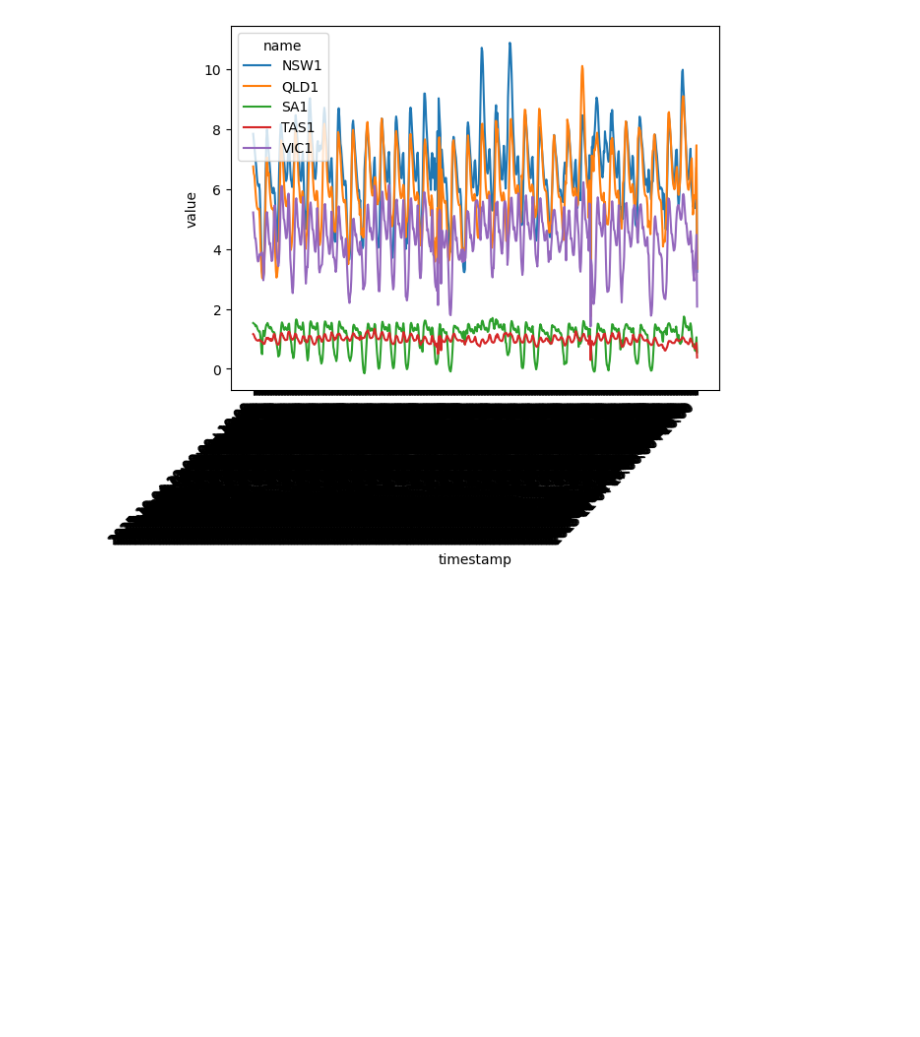
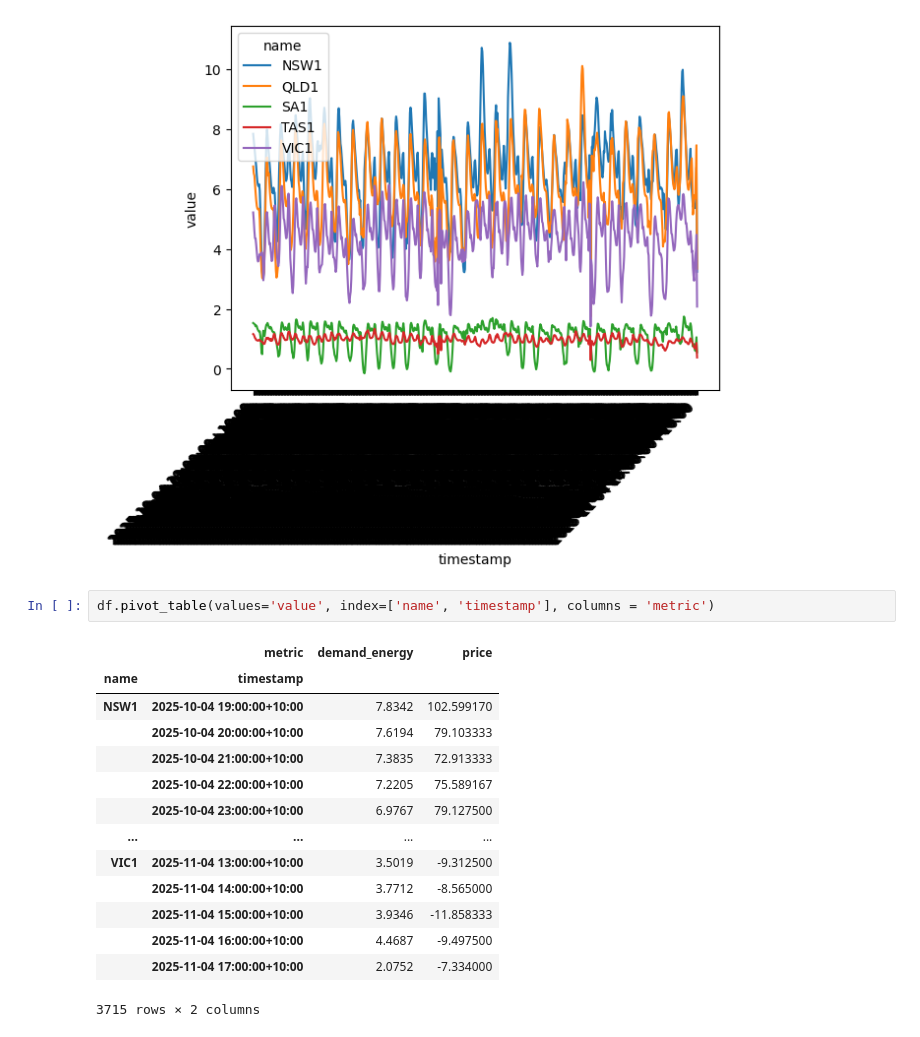
Before and after one commit to gdubbs100/open_electricity_prices, a Jupyter notebook: scratch.ipynb, the cells around one changed output. Saved outputs shown, nothing was run; the diff lists cells and outputs as text; blank space fills up the shorter version.

```diff
--- a/scratch.ipynb
+++ b/scratch.ipynb
@@ -51,3 +51,20 @@ ax.set_xticklabels(ax.get_xticklabels(), rotation=45, ha='right')
 plt.show()
 # %% [output]
 [figure]
+# %%
+df.pivot_table(values='value', index=['name', 'timestamp'], columns = 'metric')
+# %% [output]
+|  | metric | demand_energy | price |
+| name | timestamp |  |  |
+| NSW1 | 2025-10-04 19:00:00+10:00 | 7.8342 | 102.599170 |
+|  | 2025-10-04 20:00:00+10:00 | 7.6194 | 79.103333 |
+|  | 2025-10-04 21:00:00+10:00 | 7.3835 | 72.913333 |
+|  | 2025-10-04 22:00:00+10:00 | 7.2205 | 75.589167 |
+|  | 2025-10-04 23:00:00+10:00 | 6.9767 | 79.127500 |
+| ... | ... | ... | ... |
+| VIC1 | 2025-11-04 13:00:00+10:00 | 3.5019 | -9.312500 |
+|  | 2025-11-04 14:00:00+10:00 | 3.7712 | -8.565000 |
+|  | 2025-11-04 15:00:00+10:00 | 3.9346 | -11.858333 |
+|  | 2025-11-04 16:00:00+10:00 | 4.4687 | -9.497500 |
+|  | 2025-11-04 17:00:00+10:00 | 2.0752 | -7.334000 |
+3715 rows × 2 columns
```
Also changed, not shown: parts of 1 cell of this notebook.
